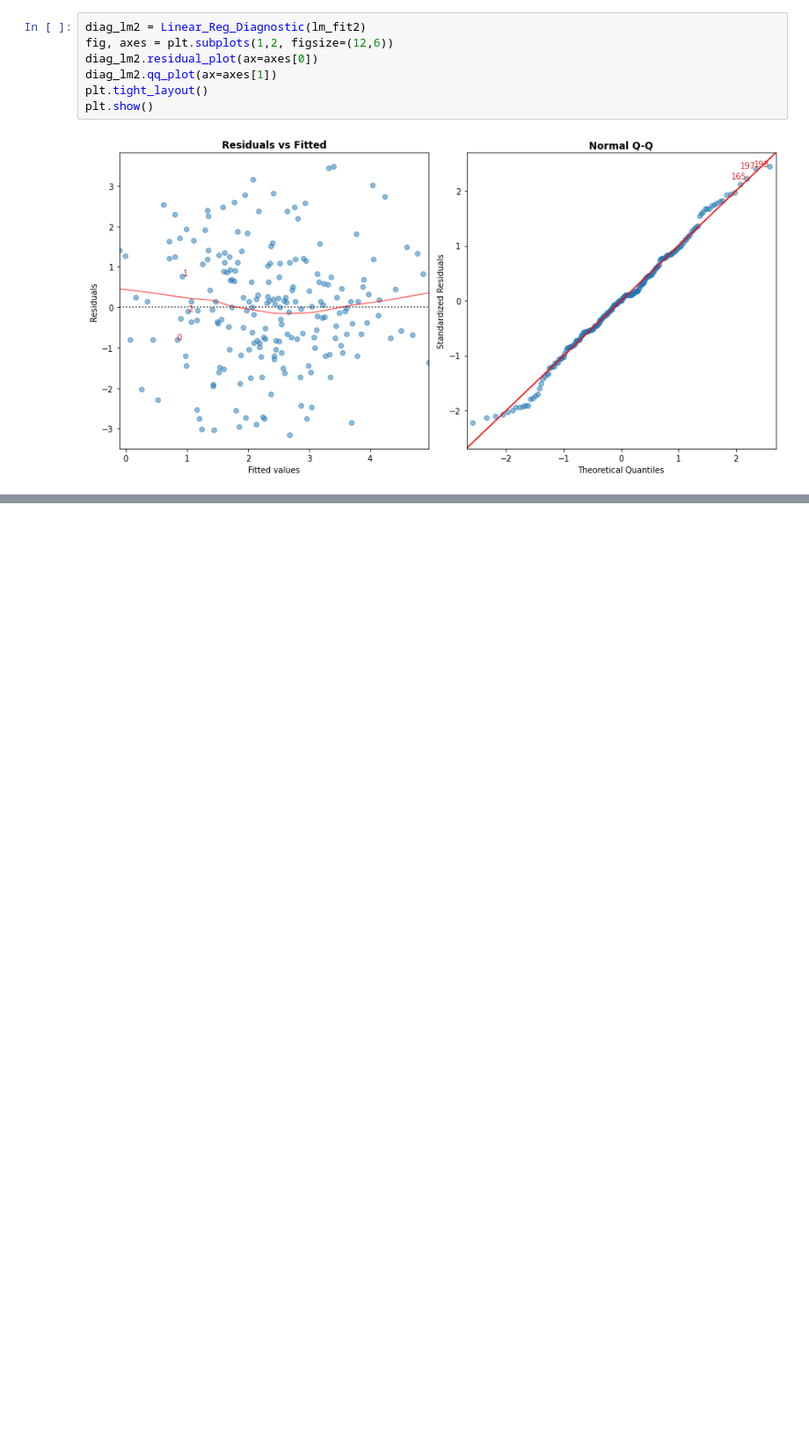
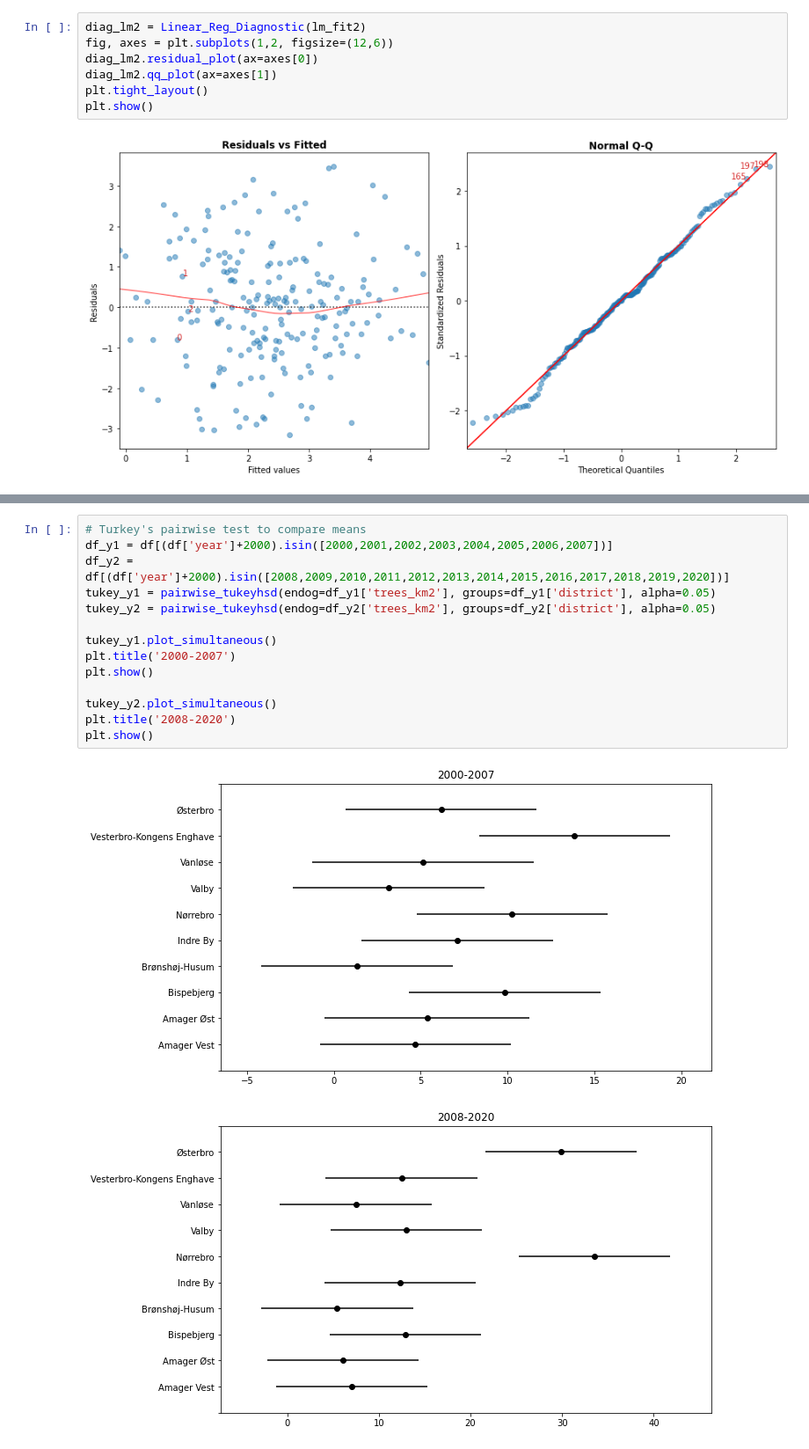
Before and after one commit to Ljoerring/Social-Data-Project, a Jupyter notebook: Model.ipynb, the cells around one changed output, grey strips where cells are left out. Shown at 88% size. Saved outputs shown, nothing was run; the diff lists cells and outputs as text; blank space fills up the shorter version.

```diff
--- a/Model.ipynb
+++ b/Model.ipynb
@@ -225,0 +244,17 @@ plot_tukey(tukey)
+# %%
+# Turkey's pairwise test to compare means
+df_y1 = df[(df['year']+2000).isin([2000,2001,2002,2003,2004,2005,2006,2007])]
+df_y2 = df[(df['year']+2000).isin([2008,2009,2010,2011,2012,2013,2014,2015,2016,2017,2018,2019,2020])]
+tukey_y1 = pairwise_tukeyhsd(endog=df_y1['trees_km2'], groups=df_y1['district'], alpha=0.05)
+tukey_y2 = pairwise_tukeyhsd(endog=df_y2['trees_km2'], groups=df_y2['district'], alpha=0.05)
+
+tukey_y1.plot_simultaneous()
+plt.title('2000-2007')
+plt.show()
+
+tukey_y2.plot_simultaneous()
+plt.title('2008-2020')
+plt.show()
+# %% [output]
+[figure, added]
+[figure, added]
```
Also changed, not shown: parts of 15 cells of this notebook, 2 other files.
